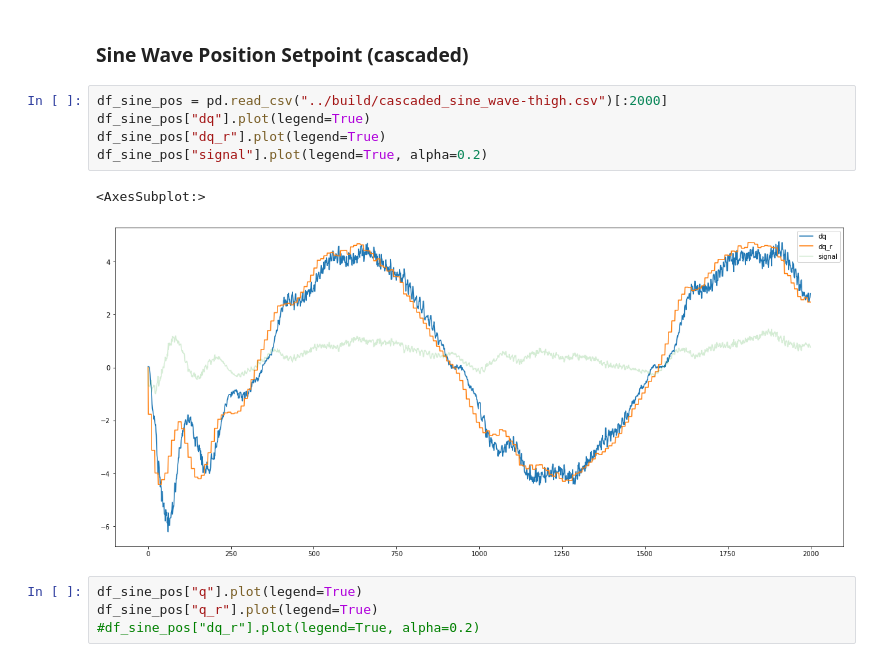
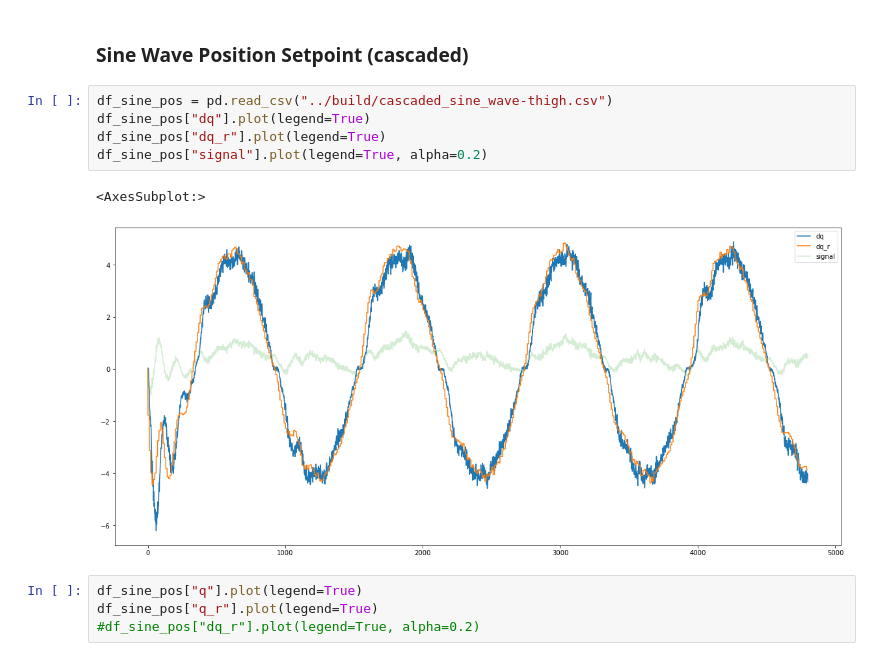
Before and after one commit to lunale-31/go2_mpc_controller, a Jupyter notebook: theory/plot.ipynb, the cells around one changed output. Drawn from its saved outputs; the diff is of its cells as text.

```diff
--- a/theory/plot.ipynb
+++ b/theory/plot.ipynb
@@ -85,13 +85,13 @@ df_sine["q"].plot()
 # %% [markdown]
 ### Sine Wave Position Setpoint (cascaded)
 # %%
-df_sine_pos = pd.read_csv("../build/cascaded_sine_wave-thigh.csv")[:2000]
+df_sine_pos = pd.read_csv("../build/cascaded_sine_wave-thigh.csv")
 df_sine_pos["dq"].plot(legend=True)
 df_sine_pos["dq_r"].plot(legend=True)
 df_sine_pos["signal"].plot(legend=True, alpha=0.2)
 # %% [output]
 <AxesSubplot:>
-[figure, old version]
+[figure, new version]
 # %%
 df_sine_pos["q"].plot(legend=True)
 df_sine_pos["q_r"].plot(legend=True)
```
Also changed, not shown: 1 other file.
